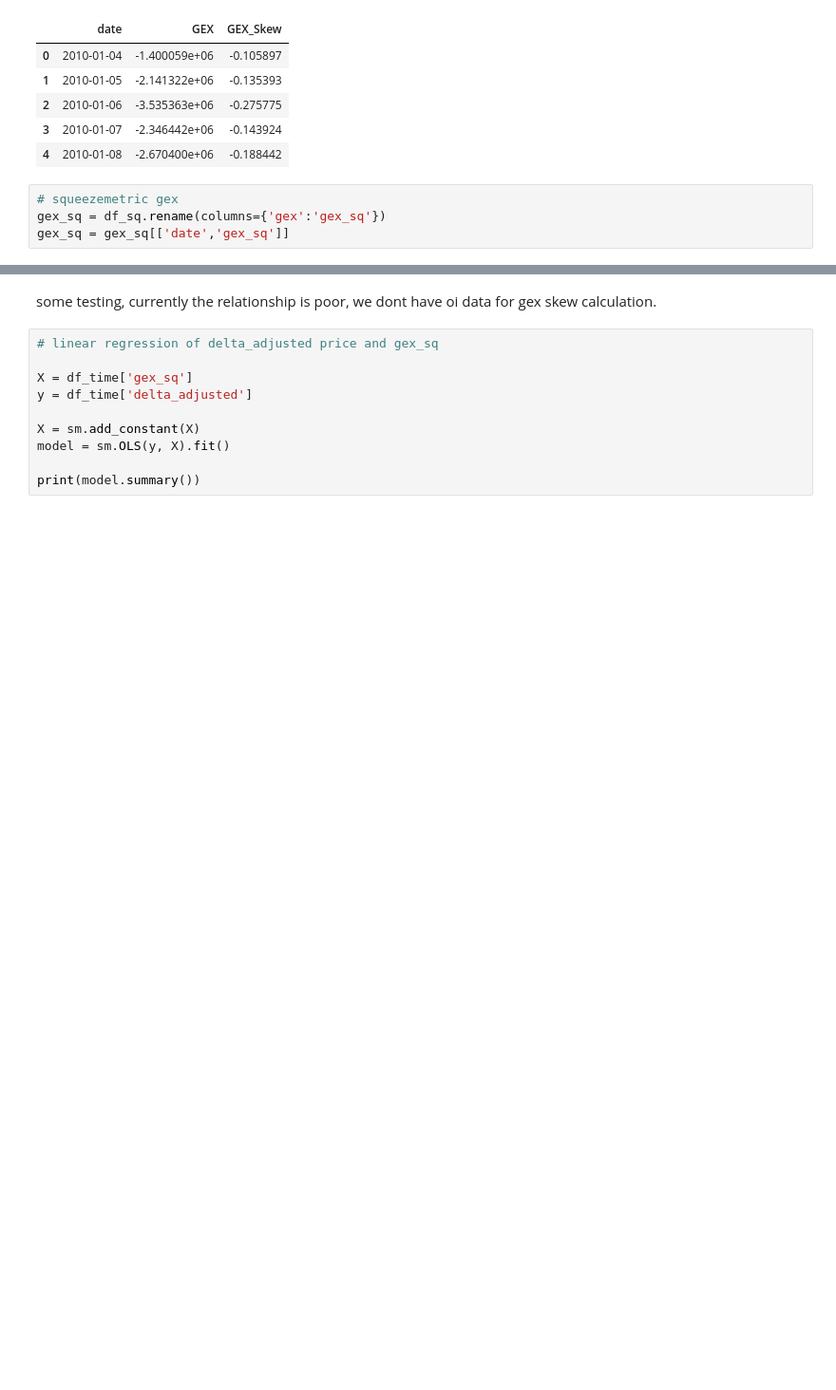
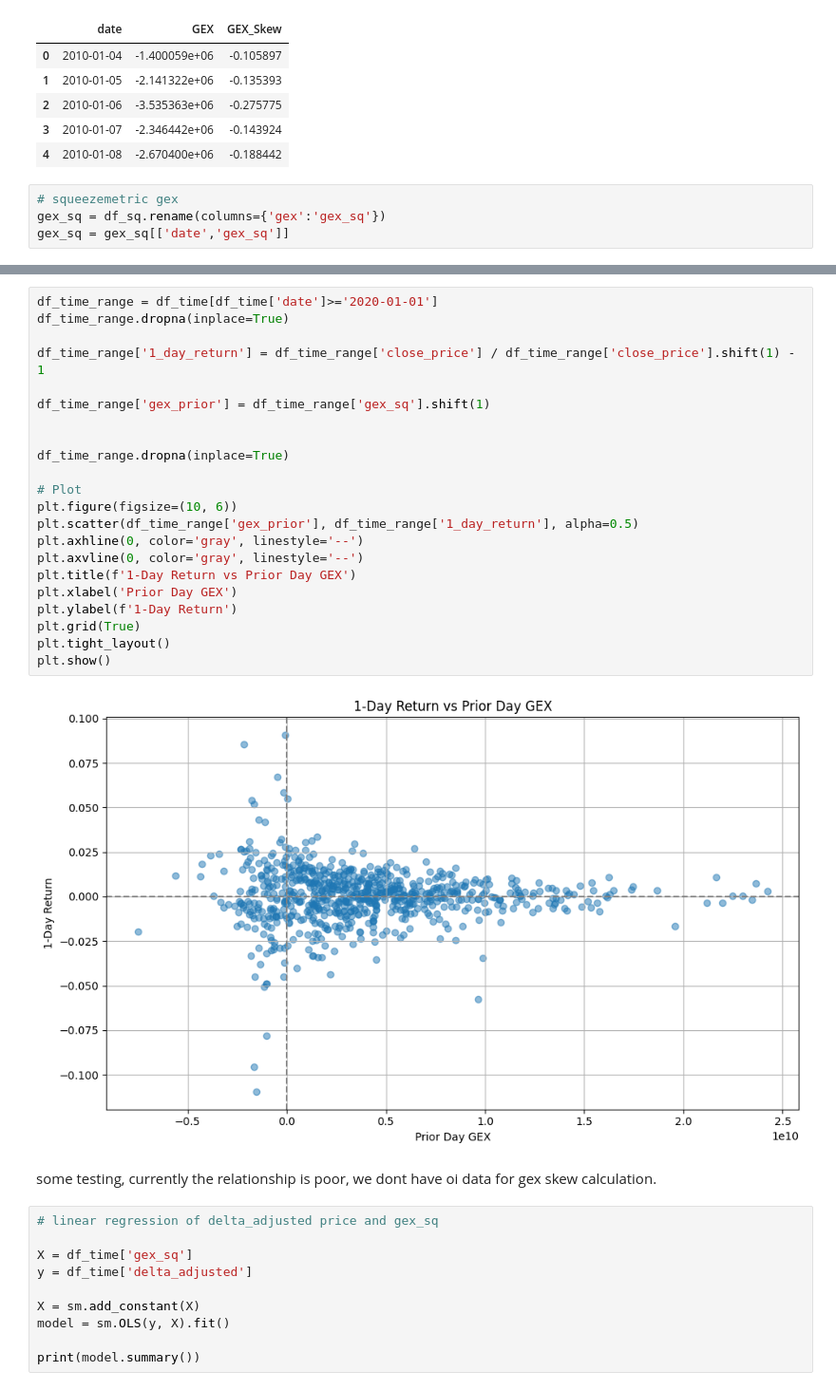
Before and after one commit to yifandill/Gamma_Exposure_Quant_Research, a Jupyter notebook: src/exploration.ipynb, the cells around one changed output, grey strips where cells are left out. Shown: that part at 95% size. Saved outputs shown, nothing was run; the diff lists cells and outputs as text; blank space fills up the shorter version.

```diff
--- a/src/exploration.ipynb
+++ b/src/exploration.ipynb
@@ -128,3 +167,27 @@ df_time = df_3[['date', 'delta_adjusted', 'gex_sq','GEX','GEX_Skew']]
+# %%
+df_time_range = df_time[df_time['date']>='2020-01-01']
+df_time_range.dropna(inplace=True)
+
+df_time_range['1_day_return'] = df_time_range['close_price'] / df_time_range['close_price'].shift(1) - 1
+
+df_time_range['gex_prior'] = df_time_range['gex_sq'].shift(1)
+
+
+df_time_range.dropna(inplace=True)
+
+# Plot
+plt.figure(figsize=(10, 6))
+plt.scatter(df_time_range['gex_prior'], df_time_range['1_day_return'], alpha=0.5)
+plt.axhline(0, color='gray', linestyle='--')
+plt.axvline(0, color='gray', linestyle='--')
+plt.title(f'1-Day Return vs Prior Day GEX')
+plt.xlabel('Prior Day GEX')
+plt.ylabel(f'1-Day Return')
+plt.grid(True)
+plt.tight_layout()
+plt.show()
+# %% [output]
+[figure, added]
 # %% [markdown]
 some testing, currently the relationship is poor, we dont have oi data for gex skew calculation.
 # %%
```
Also changed, not shown: parts of 7 cells of this notebook, 1 other file.
